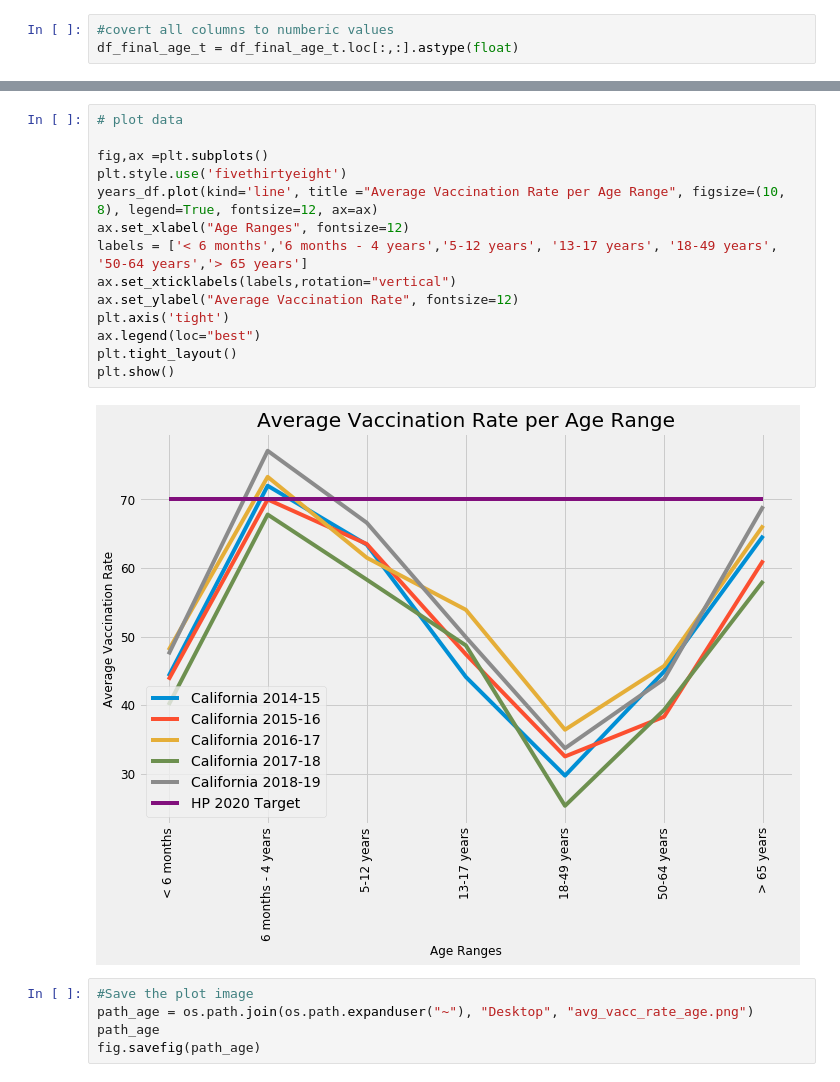
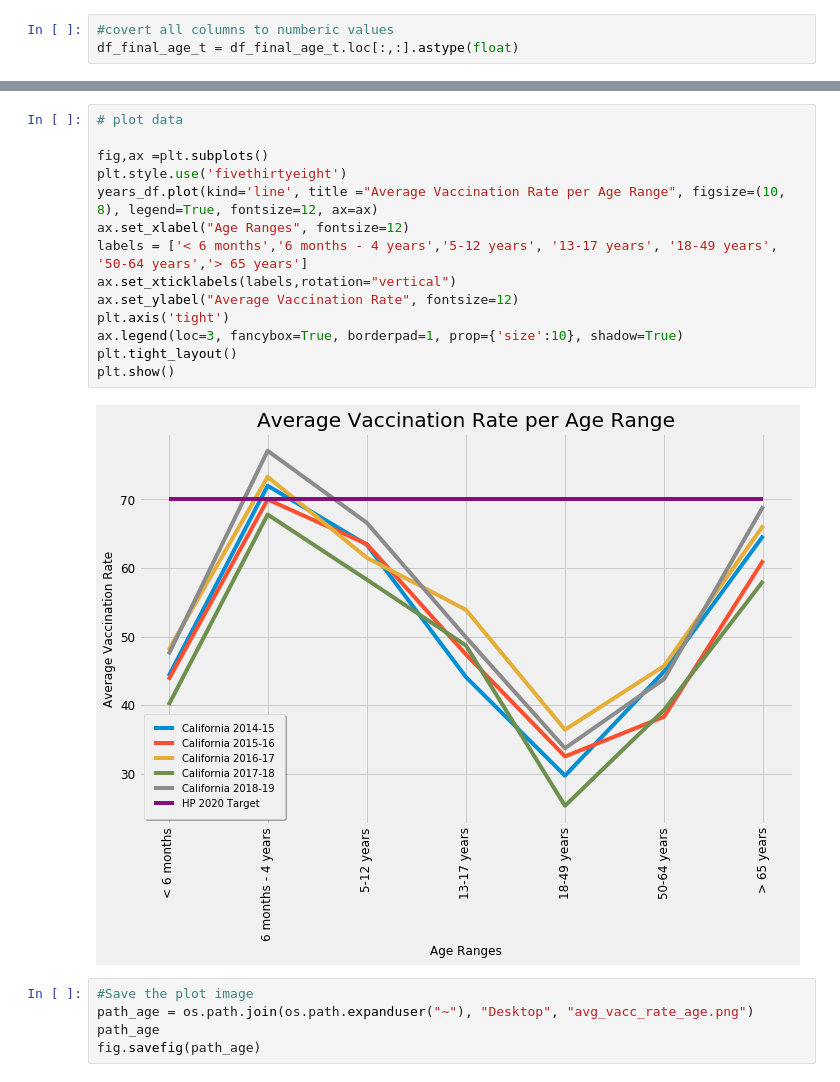
Before and after one commit to ssundar80/Flu-Rates-in-California, a Jupyter notebook: CA Vaccination Rates.ipynb, the cells around one changed output, grey strips where cells are left out. Cells and saved outputs as stored; diff of their text form.

```diff
--- a/CA Vaccination Rates.ipynb
+++ b/CA Vaccination Rates.ipynb
@@ -119,19 +119,19 @@ years_df
 # %%
 # plot data
 
 fig,ax =plt.subplots()
 plt.style.use('fivethirtyeight')
 years_df.plot(kind='line', title ="Average Vaccination Rate per Age Range", figsize=(10, 8), legend=True, fontsize=12, ax=ax)
 ax.set_xlabel("Age Ranges", fontsize=12)
 labels = ['< 6 months','6 months - 4 years','5-12 years', '13-17 years', '18-49 years', '50-64 years','> 65 years']
 ax.set_xticklabels(labels,rotation="vertical")
 ax.set_ylabel("Average Vaccination Rate", fontsize=12)
 plt.axis('tight')
-ax.legend(loc="best")
+ax.legend(loc=3, fancybox=True, borderpad=1, prop={'size':10}, shadow=True)
 plt.tight_layout()
 plt.show()
 # %% [output]
-[figure, old version]
+[figure, new version]
 # %%
 #Save the plot image
 path_age = os.path.join(os.path.expanduser("~"), "Desktop", "avg_vacc_rate_age.png")
```
Also changed, not shown: parts of 5 cells of this notebook.
